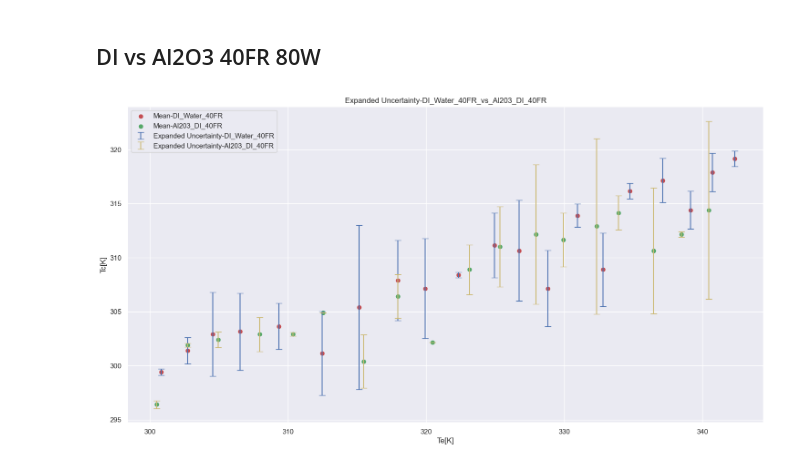
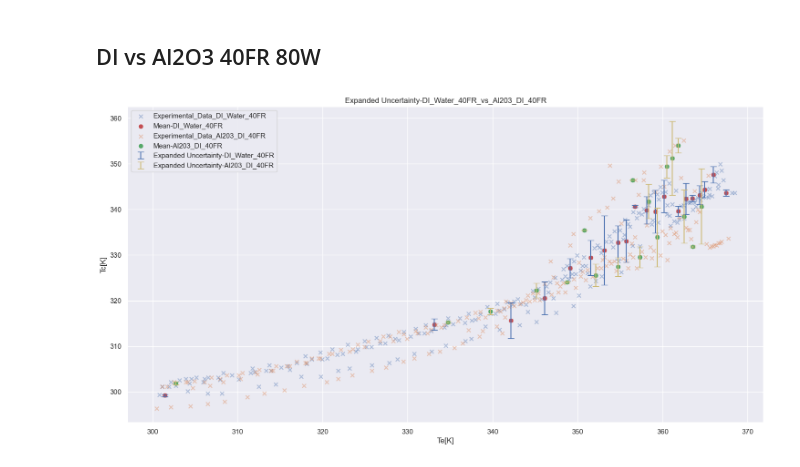
Before and after one commit to nirmalparmarphd/PulseHeatPipe, a Jupyter notebook: paper_plot.ipynb, the cells around one changed output. Drawn from its saved outputs; the diff is of its cells as text; code cells hidden in the pictures.

Commit message:
paper plot code updated

```diff
--- a/paper_plot.ipynb
+++ b/paper_plot.ipynb
@@ -13,18 +13,16 @@ from PyPulseHeatPipe import PulseHeatPipe, DataVisualisation
 # data loading for DI Water
 csv_file_path_mean_di = "data/di_water_exp/40_FR/combined_mean.csv"
 csv_file_path_std_di = "data/di_water_exp/40_FR/combined_std.csv"
-csv_file_path_gfe = "data/al2o3_diwater_exp/40_FR/gfe_combined.csv"
 
-df_mean_di = pd.read_csv(csv_file_path_mean_di)
-df_std_di = pd.read_csv(csv_file_path_std_di)
-df_gfe_di = pd.read_csv(csv_file_path_gfe)
+df_mean_di = pd.read_csv(csv_file_path_mean_di, index_col=0)
+df_std_di = pd.read_csv(csv_file_path_std_di, index_col=0)
 
 # data loading for NF
 csv_file_path_mean = "data/al2o3_diwater_exp/40_FR/combined_mean.csv"
 csv_file_path_std = "data/al2o3_diwater_exp/40_FR/combined_std.csv"
 
-df_mean_nf = pd.read_csv(csv_file_path_mean)
-df_std_nf = pd.read_csv(csv_file_path_std)
+df_mean_nf = pd.read_csv(csv_file_path_mean, index_col=0)
+df_std_nf = pd.read_csv(csv_file_path_std, index_col=0)
 # %%
 ## subploting structure
 plt.figure(figsize=(18,9))
@@ -55,36 +53,37 @@ for i in range(0, df_mean_idxx.shape[0], steps):
     df_std_ = df_std_.T
     df_mean_idx = df_mean_idx.T
 
-
+plt.scatter(x=df_mean[x], y=df_mean[y], marker="x", alpha=0.4, label=f'Experimental_Data_{sample_di}')
 plt.scatter(x=df_mean_idx[x], y=df_mean_idx[y], c='r', label=f"Mean-{sample_di}")
 plt.errorbar(x=df_mean_idx[x], y=df_mean_idx[y], yerr=df_std_[y], fmt=" ", ecolor='b', capsize=5, label=f"Expanded Uncertainty-{sample_di}")
 
 
 #NOTE: Plot Overlapping with NANOFluid Sample
 df_mean = df_mean_nf # NOTE: select correct input variable NANOFLUID
 df_std = df_std_nf
 
 idx = df_std.index
 df_mean_idxx = df_mean.loc[idx]
 
 frames=[]
 frames_std=[]
 for i in range(0, df_mean_idxx.shape[0], steps):
     frames.append(df_mean_idxx.iloc[i, :])
     frames_std.append(df_std.iloc[i, :])
     df_mean_idx = pd.concat(frames, axis=1)
     df_std_ = pd.concat(frames_std, axis=1)
     df_std_ = df_std_.T
     df_mean_idx = df_mean_idx.T
 
+plt.scatter(x=df_mean[x], y=df_mean[y], marker='x', alpha=0.4, label=f'Experimental_Data_{sample_nf}')
 plt.scatter(x=df_mean_idx[x], y=df_mean_idx[y], c='g', label=f"Mean-{sample_nf}")
 plt.errorbar(x=df_mean_idx[x], y=df_mean_idx[y], yerr=df_std_[y], fmt=" ", ecolor='y', capsize=5, label=f"Expanded Uncertainty-{sample_nf}")
 
 plt.xlabel(x)
 plt.ylabel(y)
 plt.title(f"Expanded Uncertainty-{sample_di}_vs_{sample_nf}")
 plt.legend()
 
 plt.savefig(f"data/al2o3_diwater_exp/40_FR/{sample_di}_vs_{sample_nf}.pdf")
 # %% [output]
-[figure, old version]
+[figure, new version]
```
Also changed, not shown: parts of 2 cells of this notebook.
